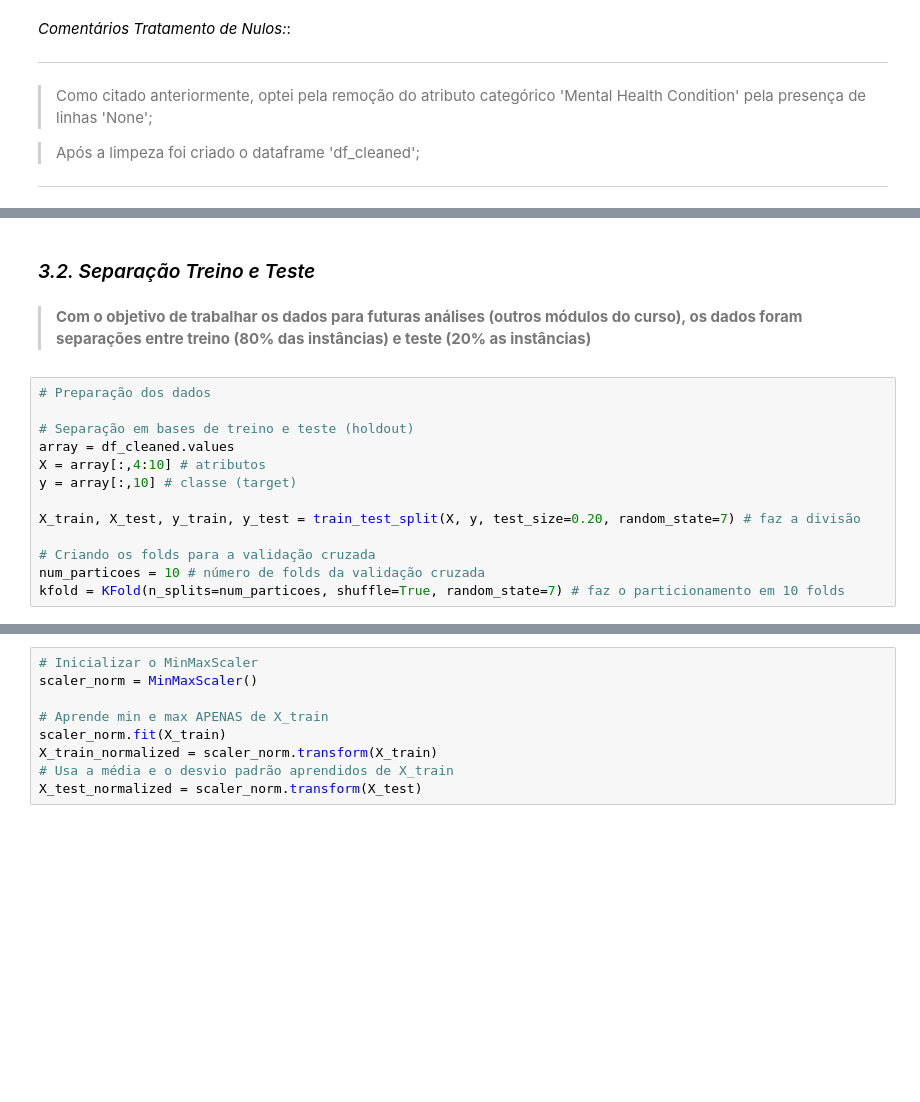
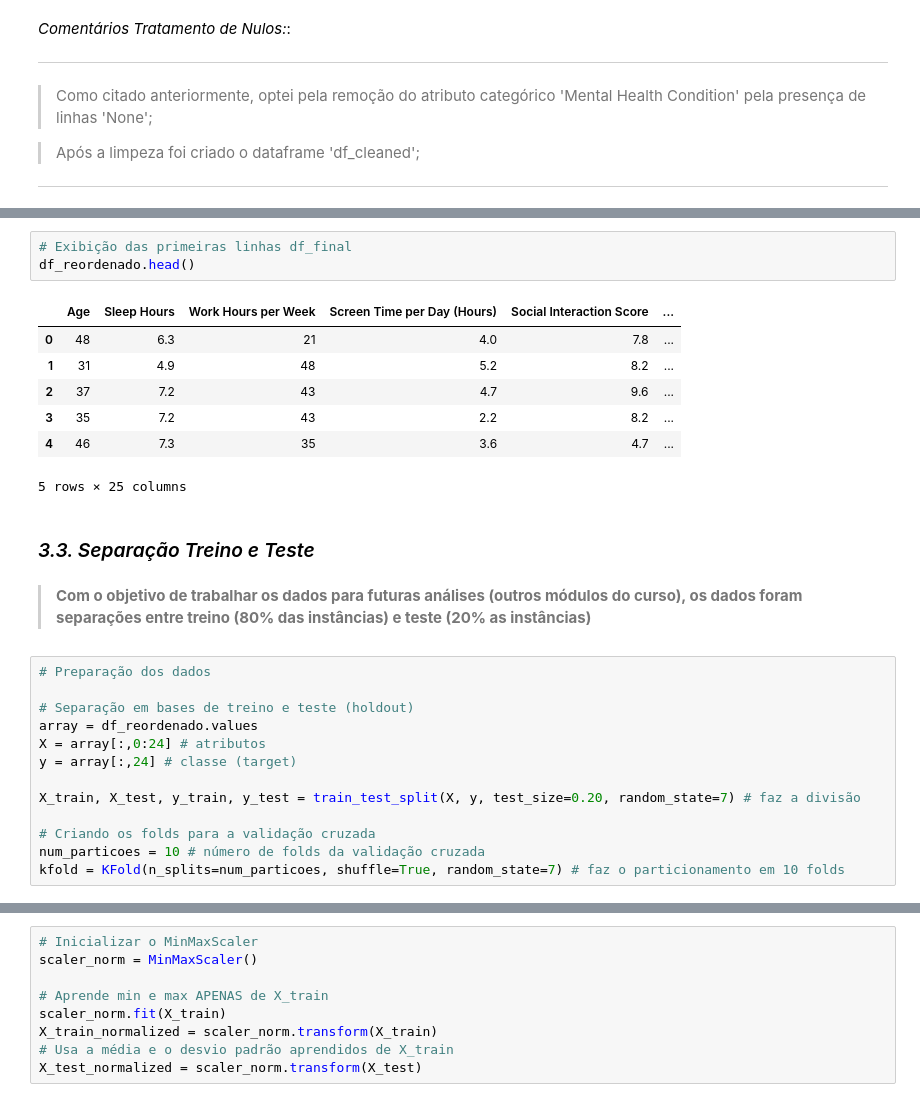
Before and after one commit to hugocfrias/MVP-Machine-Learning, a Jupyter notebook: MVP_Machine_Learning.ipynb, the cells around one changed output, grey strips where cells are left out. Saved outputs shown, nothing was run; the diff lists cells and outputs as text; blank space fills up the shorter version.

```diff
--- a/MVP_Machine_Learning.ipynb
+++ b/MVP_Machine_Learning.ipynb
@@ -216,14 +320,25 @@ dtype: int64
+# %%
+# Exibição das primeiras linhas df_final
+df_reordenado.head()
+# %% [output]
+|  | Age | Sleep Hours | Work Hours per Week | Screen Time per Day (Hours) | Social Interaction Score | ... |
+| 0 | 48 | 6.3 | 21 | 4.0 | 7.8 | ... |
+| 1 | 31 | 4.9 | 48 | 5.2 | 8.2 | ... |
+| 2 | 37 | 7.2 | 43 | 4.7 | 9.6 | ... |
+| 3 | 35 | 7.2 | 43 | 2.2 | 8.2 | ... |
+| 4 | 46 | 7.3 | 35 | 3.6 | 4.7 | ... |
+5 rows × 25 columns
 # %% [markdown]
-### *3.2. Separação Treino e Teste*
+### *3.3. Separação Treino e Teste*
 # %% [markdown]
 >**Com o objetivo de trabalhar os dados para futuras análises (outros módulos do curso), os dados foram separações entre treino (80% das instâncias) e teste (20% as instâncias)**
 # %%
 # Preparação dos dados
 
 # Separação em bases de treino e teste (holdout)
-array = df_cleaned.values
-X = array[:,4:10] # atributos
-y = array[:,10] # classe (target)
+array = df_reordenado.values
+X = array[:,0:24] # atributos
+y = array[:,24] # classe (target)
 
 X_train, X_test, y_train, y_test = train_test_split(X, y, test_size=0.20, random_state=7) # faz a divisão
 
```
Also changed, not shown: parts of 10 cells of this notebook.
